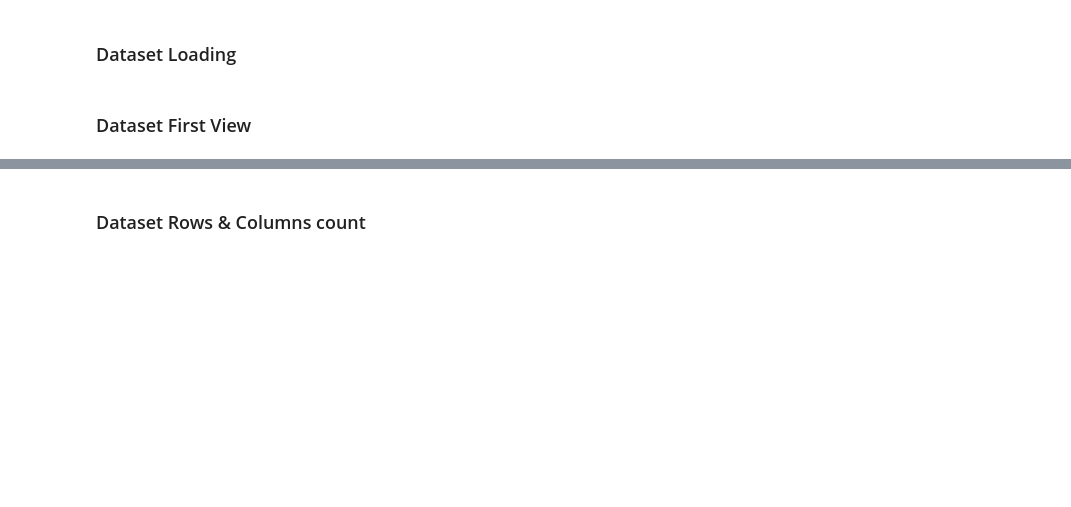
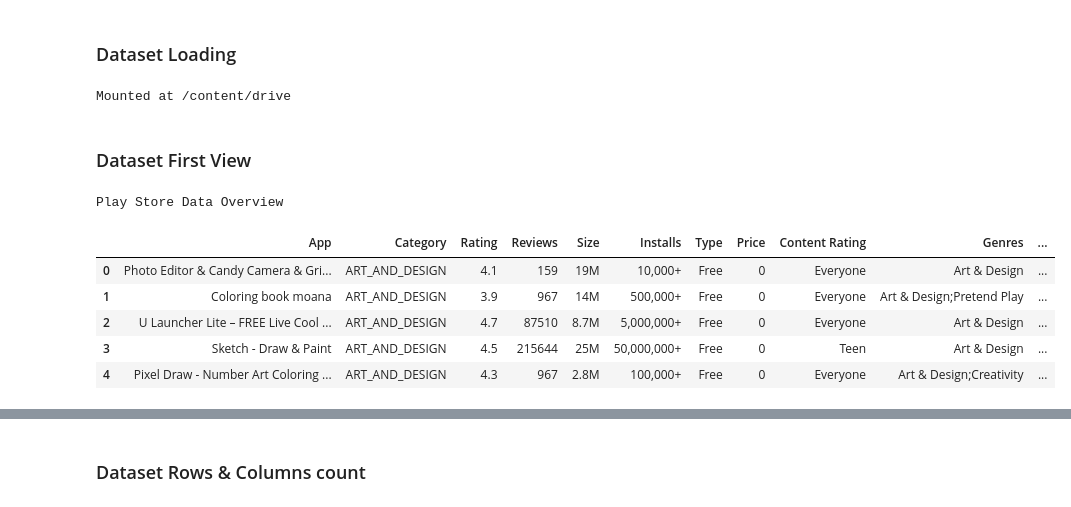
Before and after one commit to rohitpaul09/Play-Store-App-Review-Analysis, a Jupyter notebook: Play_Store_App_Review_Analysis.ipynb, the cells around one changed output, grey strips where cells are left out. Drawn from its saved outputs; the diff is of its cells as text; code cells hidden in the pictures; blank space fills up the shorter version.

```diff
--- a/Play_Store_App_Review_Analysis.ipynb
+++ b/Play_Store_App_Review_Analysis.ipynb
@@ -76,2 +76,12 @@ M - Multivariate Analysis
+# %%
+# mount the drive and read required data
+from google.colab import drive
+drive.mount('/content/drive')
+# %% [output]
+Mounted at /content/drive
+# %%
+# Load Dataset
+df_psdata = pd.read_csv('/content/drive/MyDrive/Colab Notebooks/Almabetter/2_Numpy Module/chap_21_Capstone Project/Play Store Data.csv')
+df_review=pd.read_csv('/content/drive/MyDrive/Colab Notebooks/Almabetter/2_Numpy Module/chap_21_Capstone Project/User Reviews.csv')
 # %% [markdown]
 ### Dataset First View
@@ -79,0 +88,13 @@ M - Multivariate Analysis
+# %%
+# Dataset First Look
+# Display the Play Store App data
+print('Play Store Data Overview:')
+df_psdata.head()
+# %% [output]
+Play Store Data Overview
+|  | App | Category | Rating | Reviews | Size | Installs | Type | Price | Content Rating | Genres | ... |
+| 0 | Photo Editor & Candy Camera & Gri... | ART_AND_DESIGN | 4.1 | 159 | 19M | 10,000+ | Free | 0 | Everyone | Art & Design | ... |
+| 1 | Coloring book moana | ART_AND_DESIGN | 3.9 | 967 | 14M | 500,000+ | Free | 0 | Everyone | Art & Design;Pretend Play | ... |
+| 2 | U Launcher Lite – FREE Live Cool ... | ART_AND_DESIGN | 4.7 | 87510 | 8.7M | 5,000,000+ | Free | 0 | Everyone | Art & Design | ... |
+| 3 | Sketch - Draw & Paint | ART_AND_DESIGN | 4.5 | 215644 | 25M | 50,000,000+ | Free | 0 | Teen | Art & Design | ... |
+| 4 | Pixel Draw - Number Art Coloring ... | ART_AND_DESIGN | 4.3 | 967 | 2.8M | 100,000+ | Free | 0 | Everyone | Art & Design;Creativity | ... |
```
Also changed, not shown: parts of 15 cells of this notebook.
